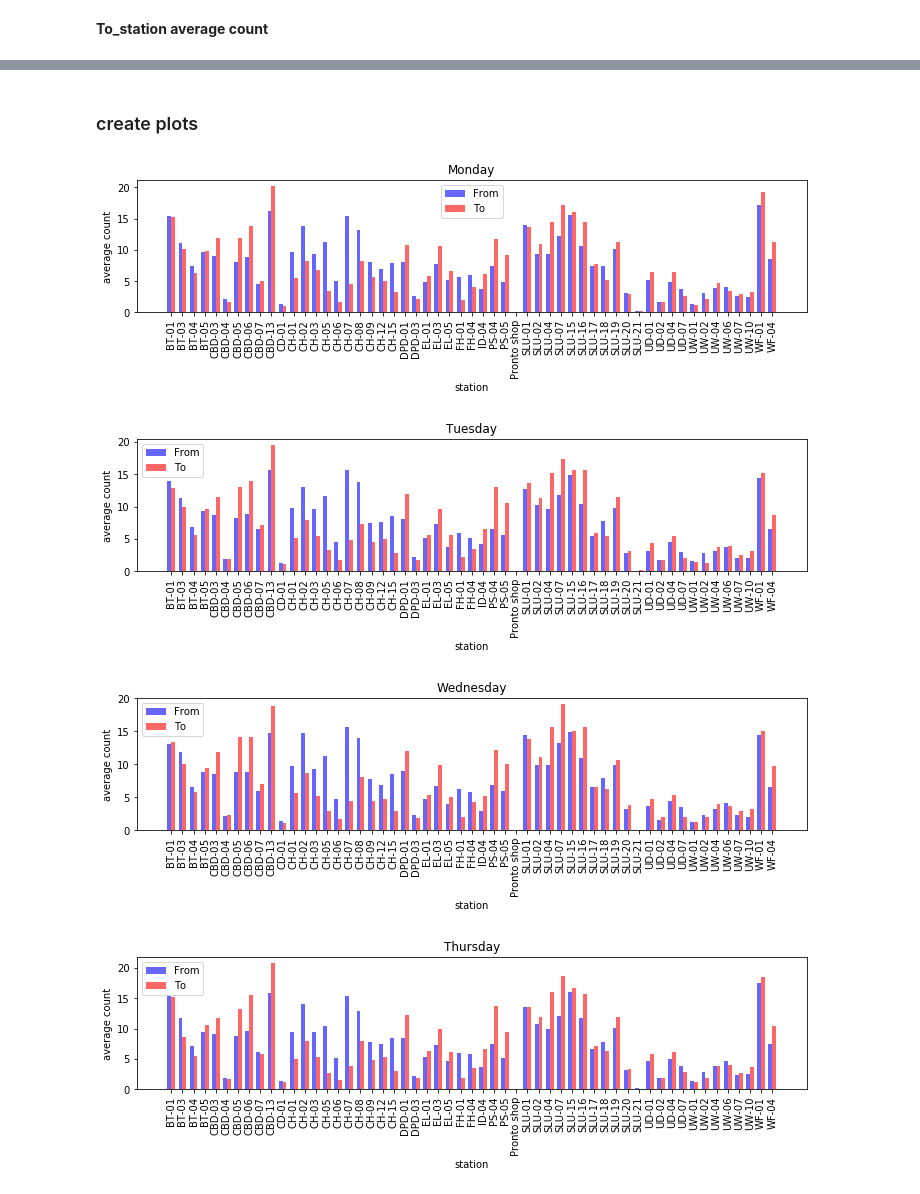
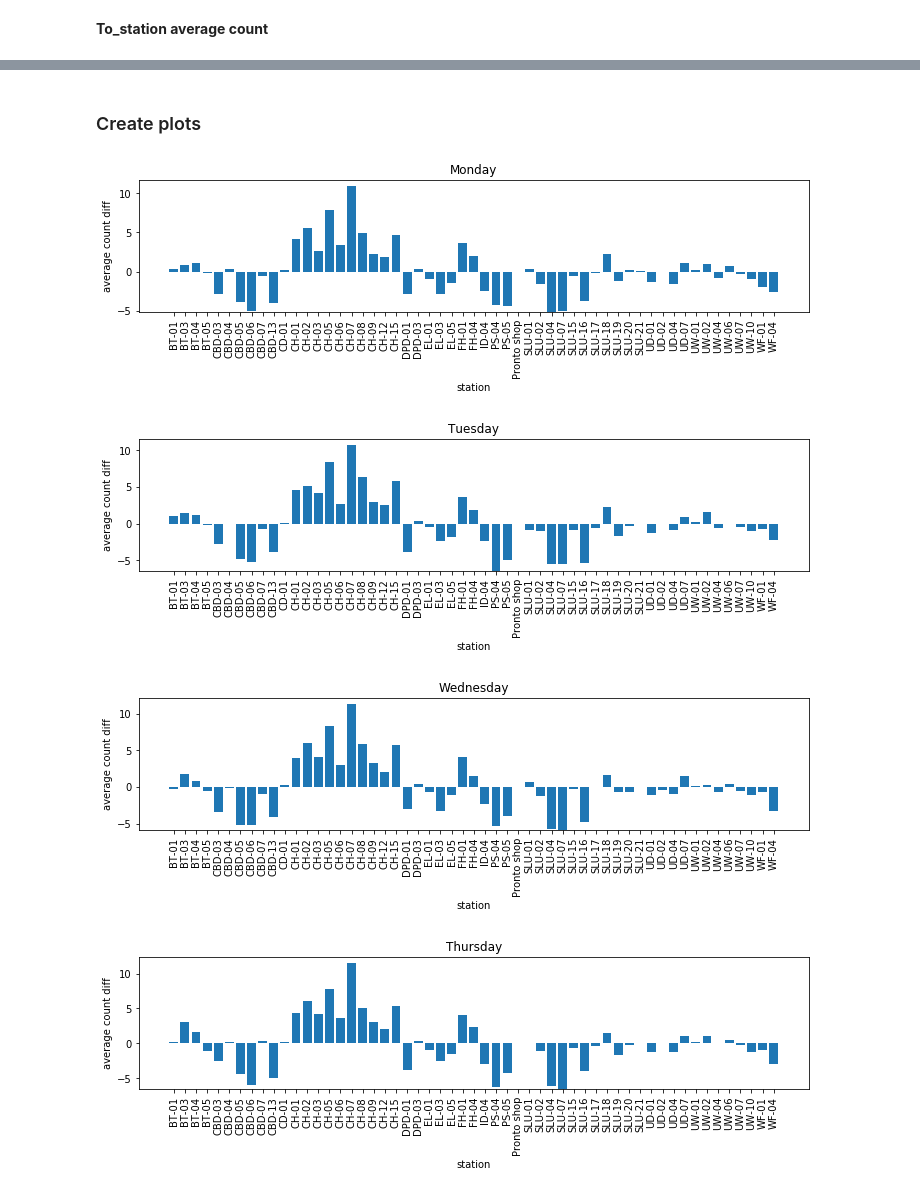
Before and after one commit to wangbeiqi199159/planets, a Jupyter notebook: HW3.ipynb, the cells around one changed output, grey strips where cells are left out. Drawn from its saved outputs; the diff is of its cells as text; code cells hidden in the pictures.

```diff
--- a/HW3.ipynb
+++ b/HW3.ipynb
@@ -88,0 +75,3 @@ df_to.head()
+# %%
+df_diff = df_from - df_to
+df_diff
@@ -89,42 +96,27 @@ df_to.head()
 # %% [markdown]
-### create plots
+### Create plots
 # %%
-def plot_diff(df_from, df_to, columns):
+def plot_diff(df_diff):
+    n_groups = len(df_diff.index)
+    index = np.arange(n_groups)  # The "raw" x-axis of the bar plot
+    columns = df_diff.columns
+    n_columns = len(columns)
 
-    n_columns = len(columns)
-    n_groups = len(df_from.index)
-    index = np.arange(n_groups)  # The "raw" x-axis of the bar plot
-    bar_width = 0.35  # Width of the bars
-    opacity = 0.6  # How transparent the bars are
-
-    i = 0
-    for column in columns:
-        i += 1
-        fig = plt.figure(figsize=(12, 20))
-        plt.subplot(n_columns, 1, i)
-        # barplot for df_from
-        rects1 = plt.bar(index, df_from[column], bar_width,
-                 alpha=opacity,
-                 color='b',
-                 label='From')
-        # barplot for df_to
-        rects2 = plt.bar(index + bar_width, df_to[column], bar_width,
-                 alpha=opacity,
-                 color='r',
-                 label='To')
-
-        plt.xticks(index + bar_width / 2, df_from.index)
+    for i in range(0 , n_columns):
+        fig = plt.figure(figsize=(12, 20))  # Controls global properties of the bar plot
+        plt.subplot(n_columns, 1, i+1)
+        rects = plt.bar(index,df_diff[columns[i]])
+        plt.xticks(index, df_diff.index)
         _, labels = plt.xticks()  # Get the new labels of the plot
-        plt.setp(labels, rotation=90)  # Rotate labels to make them readable
+        plt.setp(labels, rotation=90)
         plt.xlabel('station')
-        plt.ylabel('average count')
-        plt.title(column)
-        plt.legend()
+        plt.ylabel('average count diff')
+        plt.title(df_diff.columns[i])
         plt.show()
 # call function
-plot_diff(df_from,df_to,week_name)
+plot_diff(df_diff)
 # %% [output]
-[figure, old version]
+[figure, new version]
-[figure, old version]
+[figure, new version]
-[figure, old version]
+[figure, new version]
-[figure, old version]
+[figure, new version]
```
Also changed, not shown: parts of 6 cells of this notebook.
